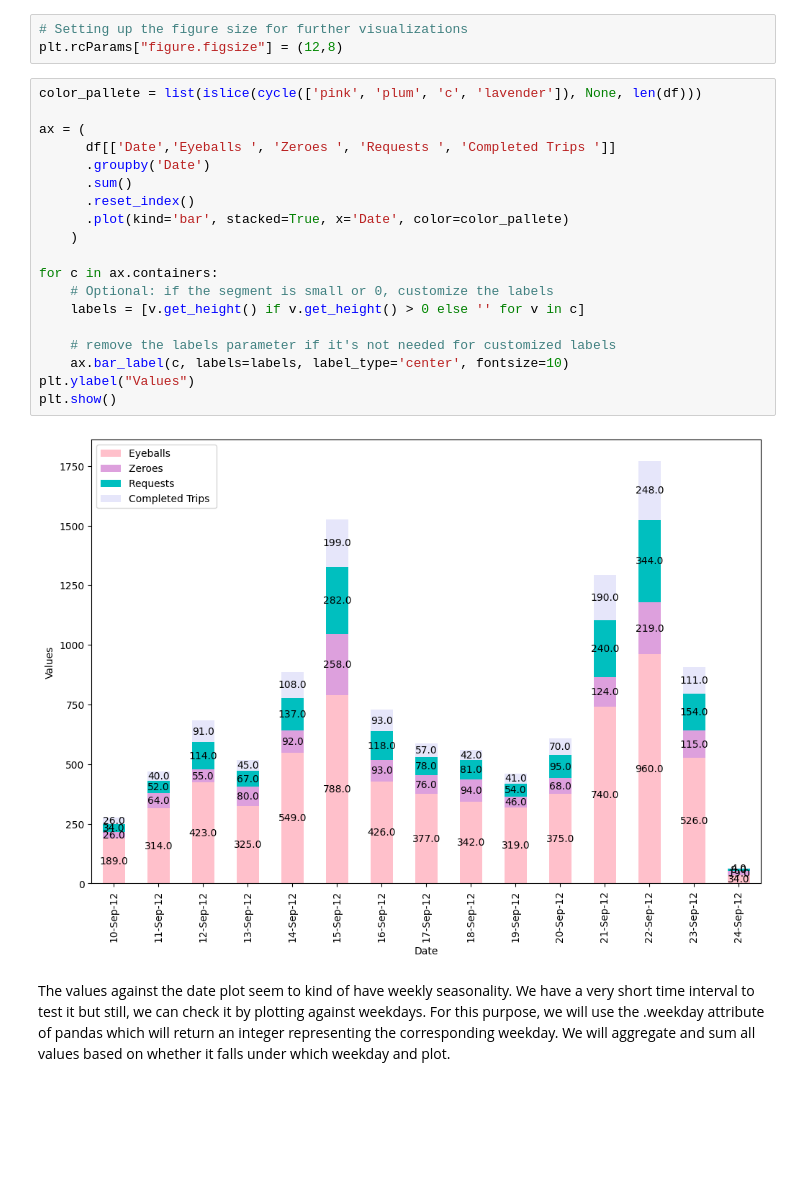
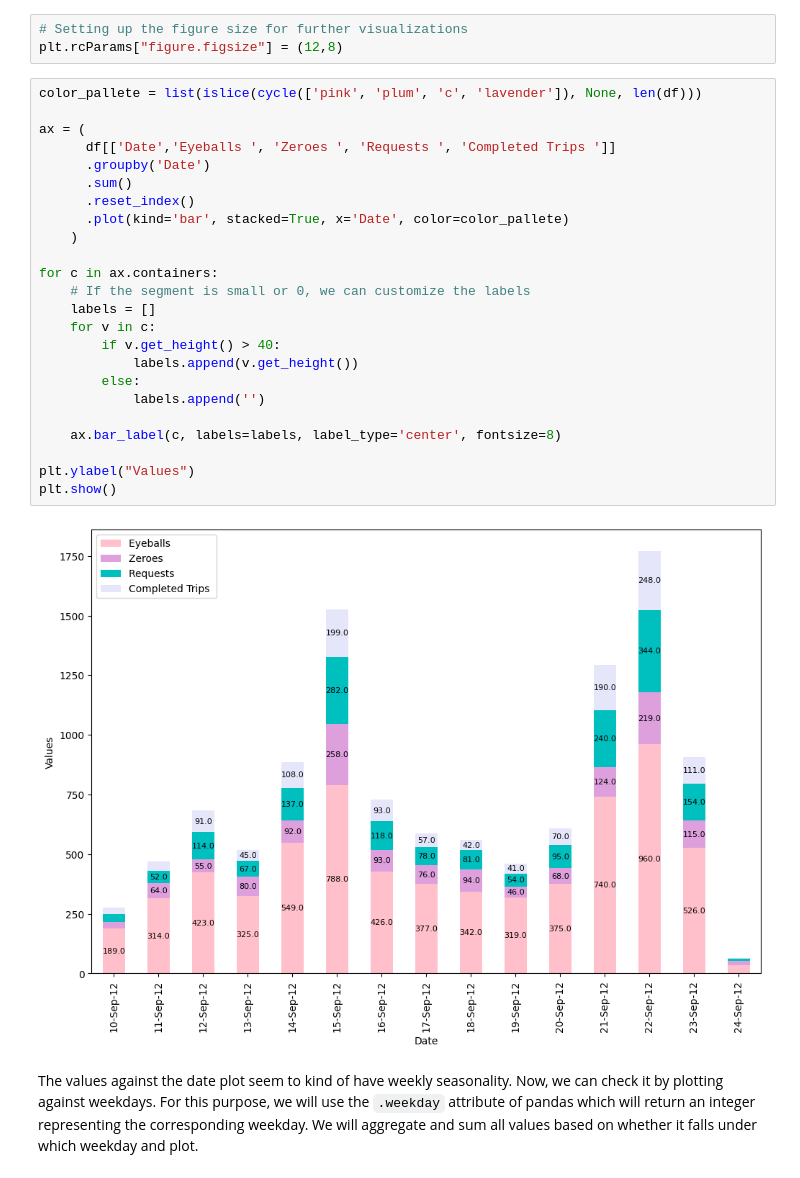
Before and after one commit to manujsinghwal/insights-from-uber-supply-and-demand-data, a Jupyter notebook: insights_from_uber_supply_and_demand_data.ipynb, the cells around one changed output. Cells and saved outputs as stored; diff of their text form; blank space fills up the shorter version.

```diff
--- a/insights_from_uber_supply_and_demand_data.ipynb
+++ b/insights_from_uber_supply_and_demand_data.ipynb
@@ -141,23 +141,28 @@ plt.rcParams["figure.figsize"] = (12,8)
 # %%
 color_pallete = list(islice(cycle(['pink', 'plum', 'c', 'lavender']), None, len(df)))
 
 ax = (
       df[['Date','Eyeballs ', 'Zeroes ', 'Requests ', 'Completed Trips ']]
       .groupby('Date')
       .sum()
       .reset_index()
       .plot(kind='bar', stacked=True, x='Date', color=color_pallete)
     )
 
 for c in ax.containers:
-    # Optional: if the segment is small or 0, customize the labels
-    labels = [v.get_height() if v.get_height() > 0 else '' for v in c]
+    # If the segment is small or 0, we can customize the labels
+    labels = []
+    for v in c:
+        if v.get_height() > 40:
+            labels.append(v.get_height())
+        else:
+            labels.append('')
 
-    # remove the labels parameter if it's not needed for customized labels
-    ax.bar_label(c, labels=labels, label_type='center', fontsize=10)
+    ax.bar_label(c, labels=labels, label_type='center', fontsize=8)
+
 plt.ylabel("Values")
 plt.show()
 # %% [output]
-[figure, old version]
+[figure, new version]
 # %% [markdown]
-The values against the date plot seem to kind of have weekly seasonality. We have a very short time interval to test it but still, we can check it by plotting against weekdays. For this purpose, we will use the .weekday attribute of pandas which will return an integer representing the corresponding weekday. We will aggregate and sum all values based on whether it falls under which weekday and plot.
+The values against the date plot seem to kind of have weekly seasonality. Now, we can check it by plotting against weekdays. For this purpose, we will use the `.weekday` attribute of pandas which will return an integer representing the corresponding weekday. We will aggregate and sum all values based on whether it falls under which weekday and plot.
```
Also changed, not shown: parts of 1 cell of this notebook.
